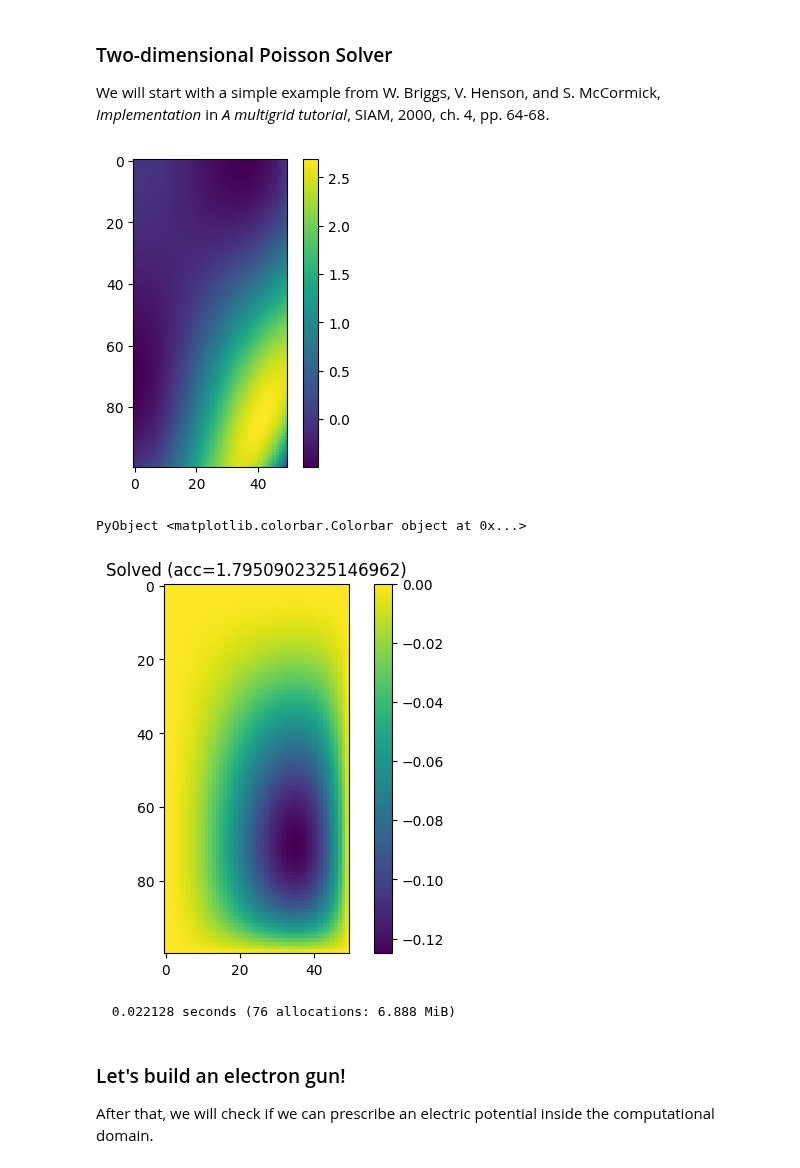
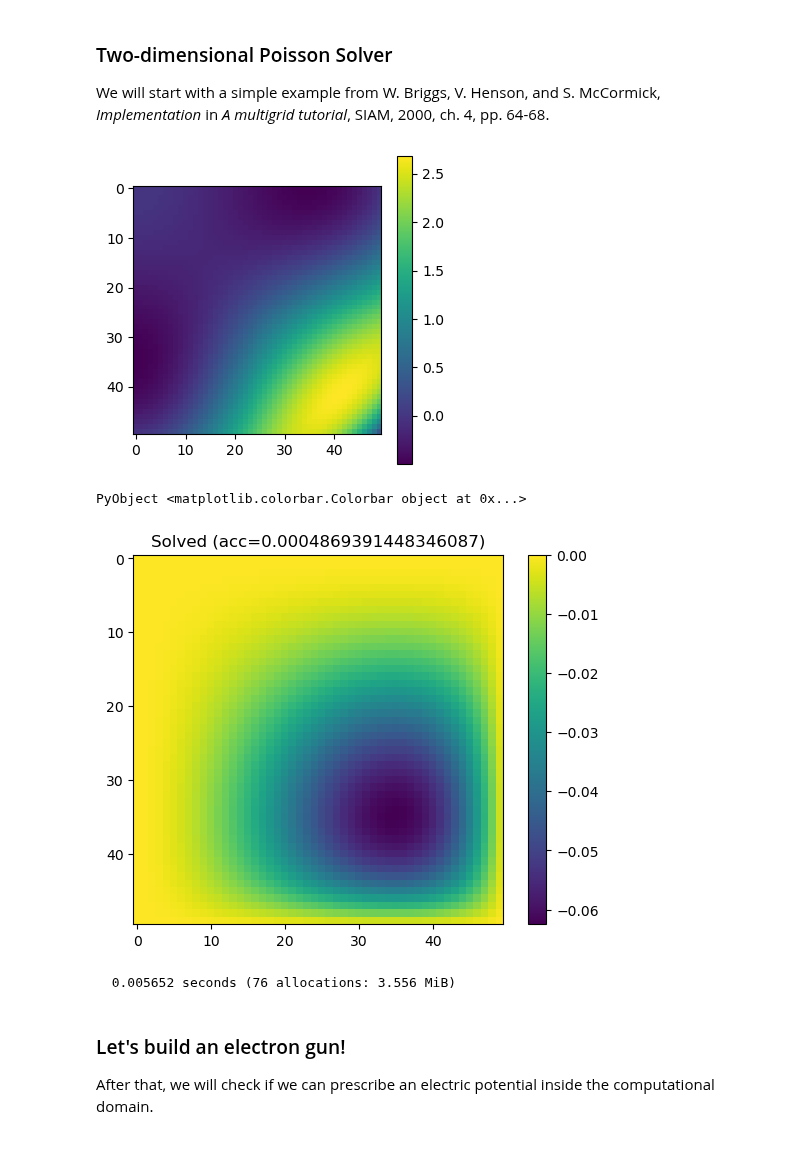
Before and after one commit to bchaber/pole, a Jupyter notebook: PoissonEquation.ipynb, the cells around one changed output. Saved outputs shown, nothing was run; the diff lists cells and outputs as text; code cells hidden in the pictures.

Commit message:
Working nonsquared cells, fixed polar field plot

```diff
--- a/PoissonEquation.ipynb
+++ b/PoissonEquation.ipynb
@@ -178,26 +200,26 @@ legend(["grid", "φ", "φref"]);
 We will start with a simple example from W. Briggs, V. Henson, and S. McCormick, _Implementation_ in _A multigrid tutorial_, SIAM, 2000, ch. 4, pp. 64-68.
 # %%
 h  = 0.02
-xf = 0.0:0.02:1.0
-yf = 0.0:0.01:1.0
+xf = 0.0:h:1.0
+yf = 0.0:h:1.0
 xc = 0.5 .* xf[1:end-1] .+
      0.5 .* xf[2:end]
 yc = 0.5 .* yf[1:end-1] .+
      0.5 .* yf[2:end]
 nx = length(xc)
 ny = length(yc)
 xx = repeat(xc,   1, ny)
 yy = repeat(yc', nx,  1)
 f(x, y) = -2((1 - 6x^2) * y^2 * (1 - y^2) +
              (1 - 6y^2) * x^2 * (1 - x^2))
 ρ = f.(xx, yy)
 φref = @. (xx^2 - xx^4) * (yy^4 - yy^2)
 
 figure(figsize=(4, 4))
 imshow(ρ')
 colorbar()
 # %% [output]
-[figure, old version]
+[figure, new version]
 PyObject <matplotlib.colorbar.Colorbar object at 0x...>
 # %%
 bc = DirichletBC()
@@ -208,8 +230,8 @@ title("Solved (acc=$(norm(φ - φref)))")
 imshow(φ')
 colorbar();
 # %% [output]
-[figure, old version]
+[figure, new version]
-  0.022128 seconds (76 allocations: 6.888 MiB)
+  0.005652 seconds (76 allocations: 3.556 MiB)
 # %% [markdown]
 ### Let's build an electron gun!
 After that, we will check if we can prescribe an electric potential inside the computational domain.
```
Also changed, not shown: parts of 18 cells of this notebook, 3 other files.
